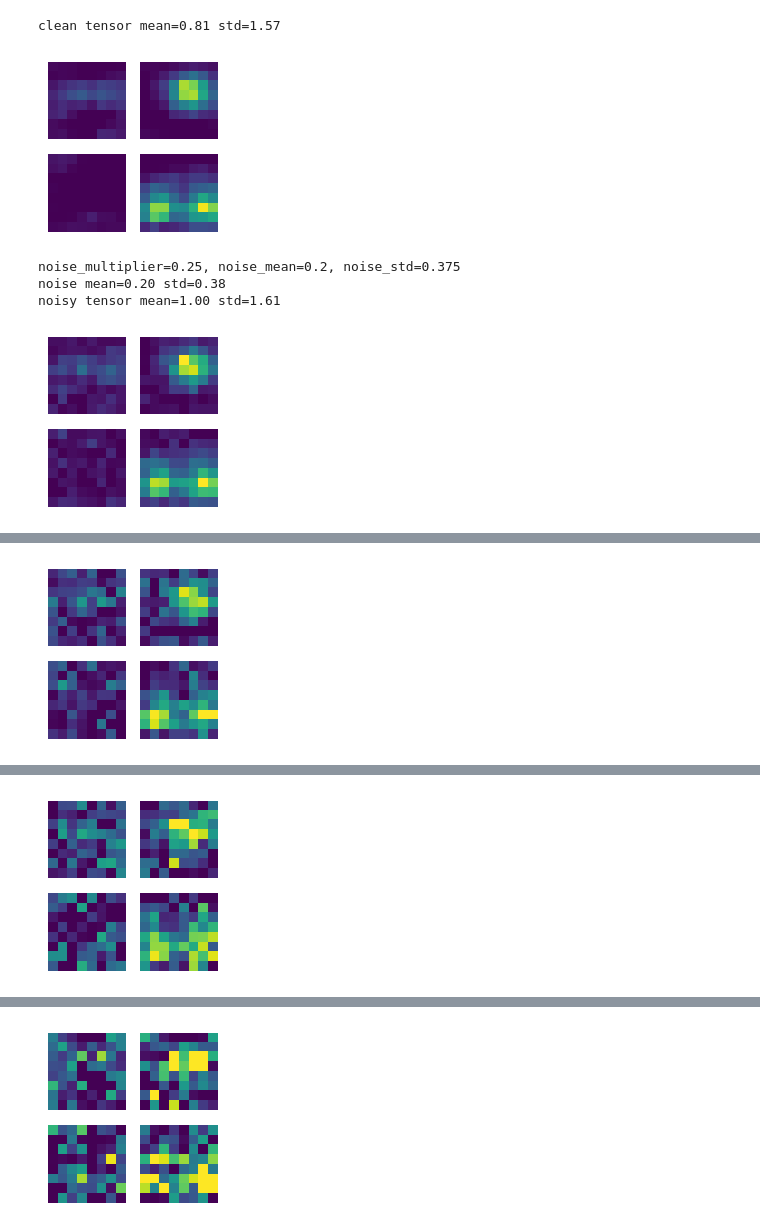
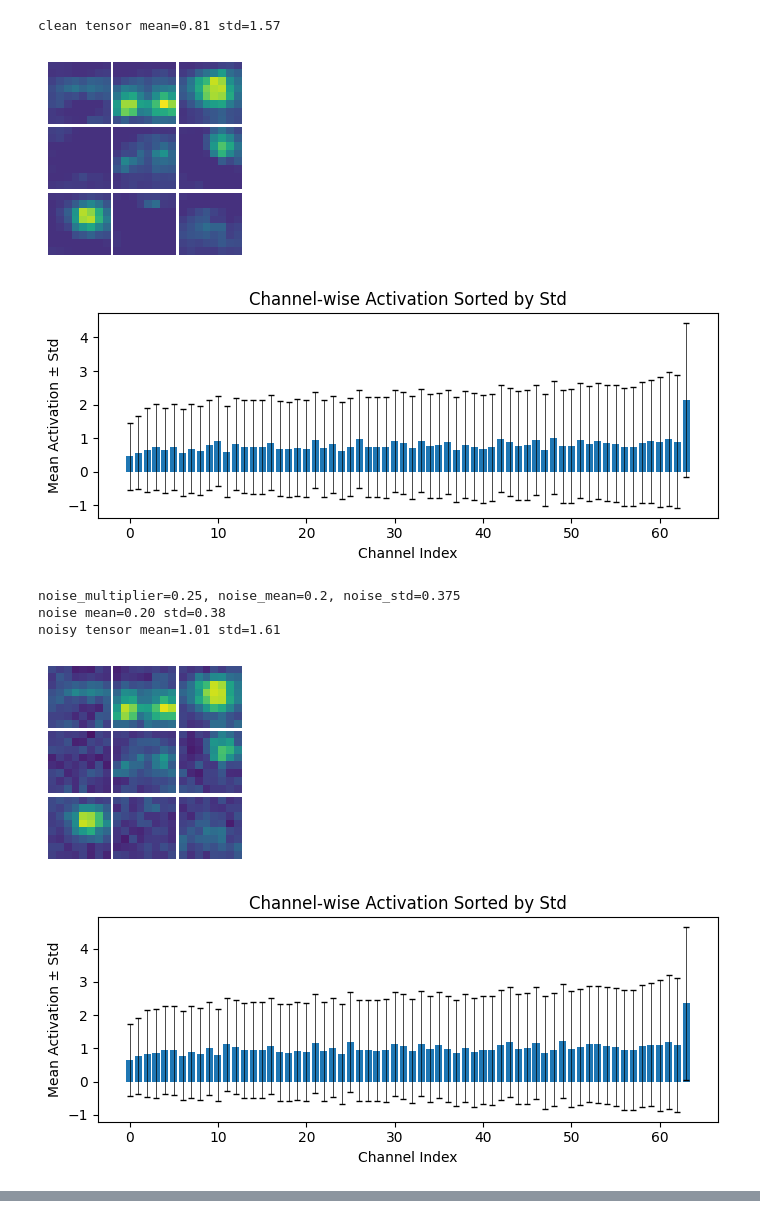
Before and after one commit to ignatiusmf/noise-injection, a Jupyter notebook: analyzer_noise_injection.ipynb, the cells around one changed output, grey strips where cells are left out. Saved outputs shown, nothing was run; the diff lists cells and outputs as text; code cells hidden in the pictures.

```diff
--- a/analyzer_noise_injection.ipynb
+++ b/analyzer_noise_injection.ipynb
@@ -69,47 +74,83 @@ def positive_normal_2(mean,std,shape):
     return positive_noise
 
 def viz_fmap(feature_map):
-    size = 2
+    size = 3
     fig, axs = plt.subplots(size,size,figsize=(2,2))
     for i in range(size):
         for j in range(size):
-            axs[i, j].matshow(feature_map[i+j*size].detach().cpu(), vmin=0, vmax=7.5)
+            axs[i, j].matshow(feature_map[i+j*size].detach().cpu(), vmin=-1.25, vmax=7.5)
             axs[i, j].axis('off')
-    plt.tight_layout()
+    plt.tight_layout(pad=0.25)
     plt.show()
 
 def print_ms(tens, label):
     print(f'{label} mean={tens.mean().item():.2f} std={tens.std().item():.2f}')
+
+def viz_channels(tens):
+    channel_means = tens.mean(dim=(0, 2, 3))
+    channel_stds = tens.std(dim=(0, 2, 3))
+
+    sorted_indices = torch.argsort(channel_stds)
+    sorted_means = channel_means[sorted_indices]
+    sorted_stds = channel_stds[sorted_indices]
+
+    # Plot
+    plt.figure(figsize=(7, 3))
+    plt.bar(
+        range(64),
+        sorted_means.detach().cpu(),
+        yerr=sorted_stds.detach().cpu(),
+        capsize=2,
+        error_kw={'linewidth': 0.5}
+    )
+
+    # plt.xticks(
+    #     ticks=range(64),
+    #     labels=sorted_indices.tolist(),
+    #     fontsize=8
+    # )
+
+    plt.xlabel("Channel Index")
+    plt.ylabel("Mean Activation ± Std")
+    plt.title("Channel-wise Activation Sorted by Std")
+    plt.tight_layout()
+    plt.show()
 # %%
 clean_tensor = active_outputs[2]
 print_ms(clean_tensor, 'clean tensor')
 
 feature_map = active_outputs[2][INDEX]
 viz_fmap(feature_map)
+viz_channels(clean_tensor)
 
 
 for noise_multiplier in np.linspace(0.25, 2, 5):
     noise_mean = 0.8 * noise_multiplier
     noise_std = 1.5 * noise_multiplier
     print(f'{noise_multiplier=}, {noise_mean=}, {noise_std=}')
 
     noise = torch.normal(mean=noise_mean, std=noise_std, size=clean_tensor.shape, device=device)
     # noise = positive_normal_1(noise_mean, noise_std, clean_tensor.shape)
     # noise = positive_normal_2(noise_mean, noise_std, clean_tensor.shape)
     print_ms(noise, 'noise')
 
     noisy_tensor = clean_tensor.detach() + noise
     print_ms(noisy_tensor, 'noisy tensor')
 
     viz_fmap(noisy_tensor[INDEX])
+    viz_channels(noisy_tensor)
+
+
+# Current mean and std for a given faeture map
 # %% [output]
 clean tensor mean=0.81 std=1.57
-[figure, old version]
+[figure, new version]
+[figure, new version]
 noise_multiplier=0.25, noise_mean=0.2, noise_std=0.375
 noise mean=0.20 std=0.38
-noisy tensor mean=1.00 std=1.61
+noisy tensor mean=1.01 std=1.61
-[figure, old version]
+[figure, new version]
+[figure, new version]
 noise_multiplier=0.6875, noise_mean=0.55, noise_std=1.03125
 noise mean=0.55 std=1.03
 noisy tensor mean=1.36 std=1.88
-[figure, old version]
@@ -119 +161,0 @@ noisy tensor mean=1.71 std=2.31
-[figure, old version]
@@ -123 +164,0 @@ noisy tensor mean=2.05 std=2.82
-[figure, old version]
```
Also changed, not shown: parts of 5 cells of this notebook, 5 other files.
